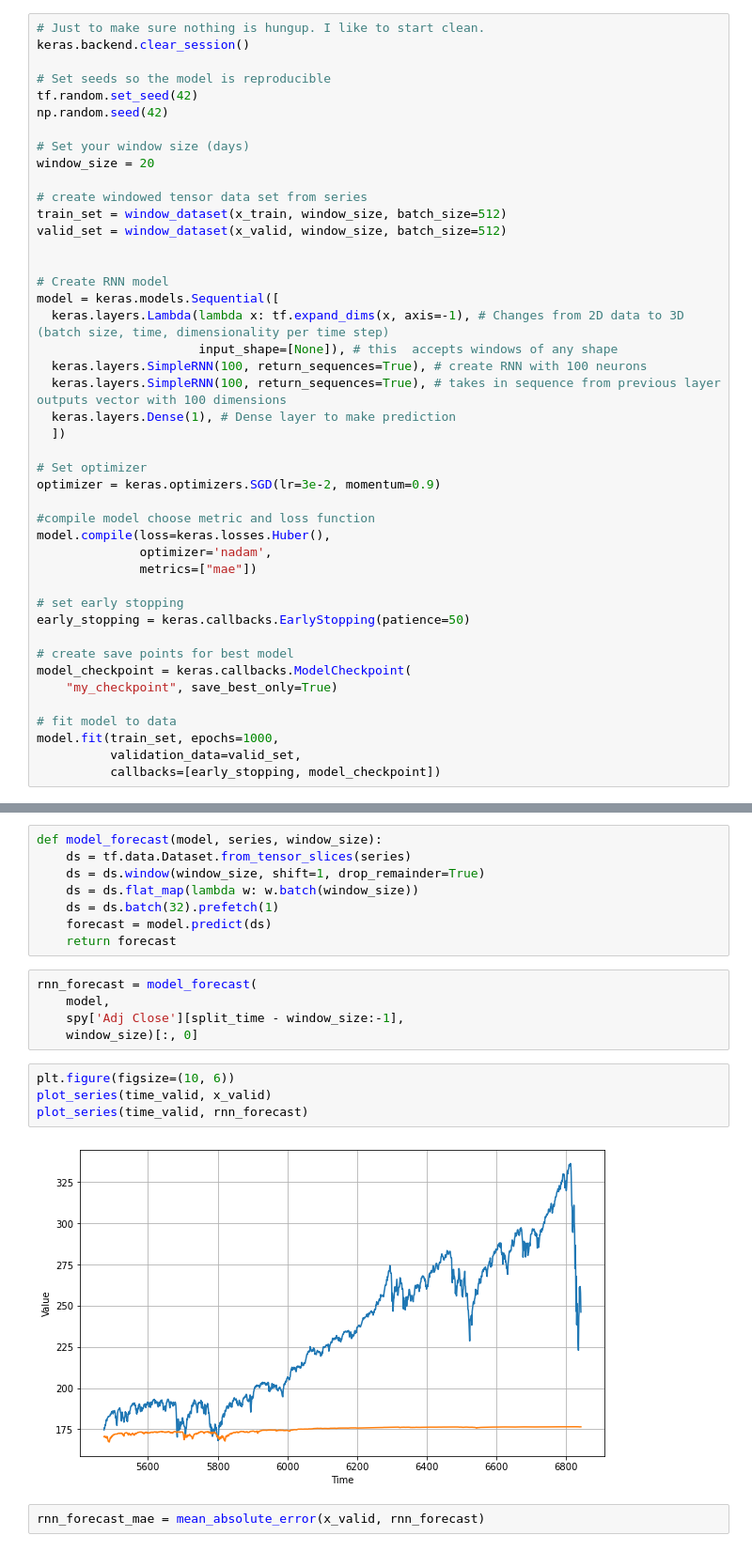
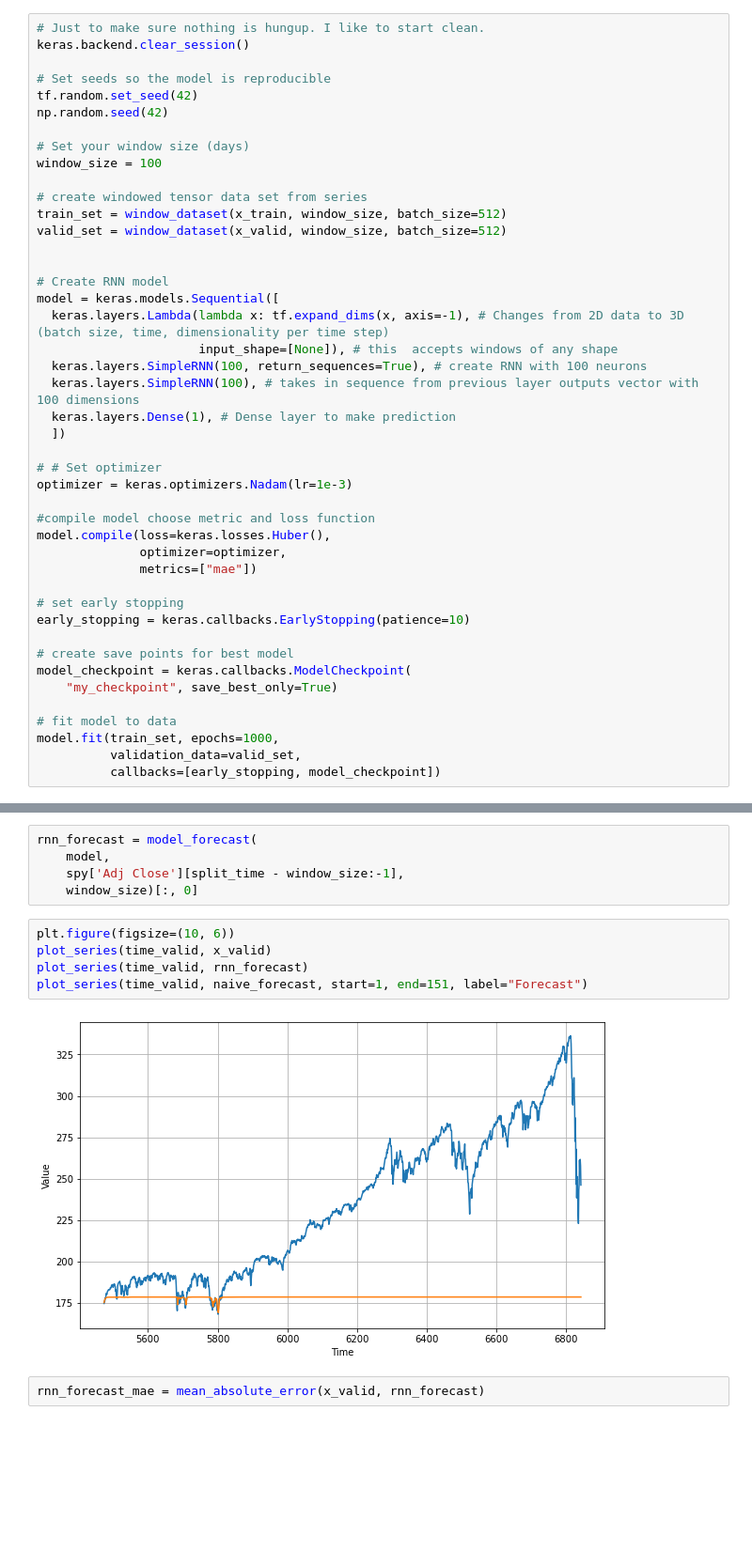
Before and after one commit to bsamaha/SPY-Time-Series-Predictions, a Jupyter notebook: Time Series Forecasting of ETFs.ipynb, the cells around one changed output, grey strips where cells are left out. Shown at 94% size. Cells and saved outputs as stored; diff of their text form; blank space fills up the shorter version.

```diff
--- a/Time Series Forecasting of ETFs.ipynb
+++ b/Time Series Forecasting of ETFs.ipynb
@@ -542,7 +536,7 @@ tf.random.set_seed(42)
 np.random.seed(42)
 
 # Set your window size (days)
-window_size = 20
+window_size = 100
 
 # create windowed tensor data set from series
 train_set = window_dataset(x_train, window_size, batch_size=512)
@@ -554,20 +548,20 @@ model = keras.models.Sequential([
   keras.layers.Lambda(lambda x: tf.expand_dims(x, axis=-1), # Changes from 2D data to 3D (batch size, time, dimensionality per time step)
                       input_shape=[None]), # this  accepts windows of any shape
   keras.layers.SimpleRNN(100, return_sequences=True), # create RNN with 100 neurons
-  keras.layers.SimpleRNN(100, return_sequences=True), # takes in sequence from previous layer outputs vector with 100 dimensions
+  keras.layers.SimpleRNN(100), # takes in sequence from previous layer outputs vector with 100 dimensions
   keras.layers.Dense(1), # Dense layer to make prediction
   ])
 
-# Set optimizer
-optimizer = keras.optimizers.SGD(lr=3e-2, momentum=0.9)
+# # Set optimizer
+optimizer = keras.optimizers.Nadam(lr=1e-3)
 
 #compile model choose metric and loss function
 model.compile(loss=keras.losses.Huber(),
-              optimizer='nadam',
+              optimizer=optimizer,
               metrics=["mae"])
 
 # set early stopping
-early_stopping = keras.callbacks.EarlyStopping(patience=50)
+early_stopping = keras.callbacks.EarlyStopping(patience=10)
 
 # create save points for best model
 model_checkpoint = keras.callbacks.ModelCheckpoint(
@@ -599,13 +595,5 @@ Epoch 992/1000
 # %%
 model = keras.models.load_model("my_checkpoint")
-# %%
-def model_forecast(model, series, window_size):
-    ds = tf.data.Dataset.from_tensor_slices(series)
-    ds = ds.window(window_size, shift=1, drop_remainder=True)
-    ds = ds.flat_map(lambda w: w.batch(window_size))
-    ds = ds.batch(32).prefetch(1)
-    forecast = model.predict(ds)
-    return forecast
 # %%
 rnn_forecast = model_forecast(
     model,
@@ -614,9 +602,10 @@ rnn_forecast = model_forecast(
 # %%
 plt.figure(figsize=(10, 6))
 plot_series(time_valid, x_valid)
 plot_series(time_valid, rnn_forecast)
+plot_series(time_valid, naive_forecast, start=1, end=151, label="Forecast")
 # %% [output]
-[figure, old version]
+[figure, new version]
 # %%
 rnn_forecast_mae = mean_absolute_error(x_valid, rnn_forecast)
 # %%
```
Also changed, not shown: parts of 42 cells of this notebook, 4 other files.
